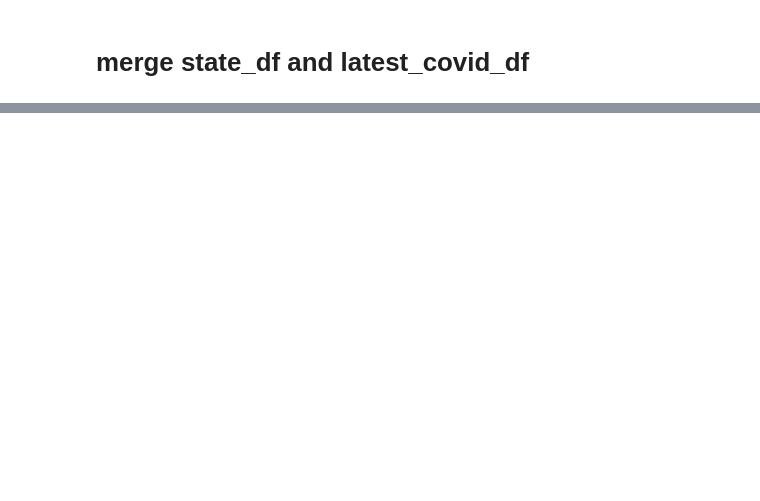
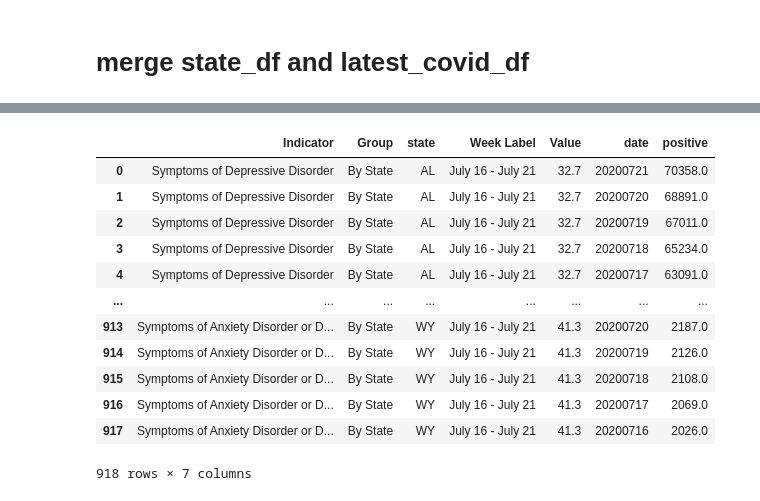
Before and after one commit to Kthomas09/GWU-Project-1, a Jupyter notebook: Final_data_linear_analysis.ipynb, the cells around one changed output, grey strips where cells are left out. Cells and saved outputs as stored; diff of their text form; code cells hidden in the pictures; blank space fills up the shorter version.

```diff
--- a/Final_data_linear_analysis.ipynb
+++ b/Final_data_linear_analysis.ipynb
@@ -238,9 +233,3 @@ us_state_abbrev = {
     'Wisconsin': 'WI',
     'Wyoming': 'WY'
 }
-# %%
-# Convert string column to numeric
-df["Indicator_Num"]=df["Indicator"].mask(df["Indicator"]=="Symptoms of Depressive Disorder",1)
-df["Indicator_Num"]=df["Indicator_Num"].mask(df["Indicator_Num"]=="Symptoms of Anxiety Disorder",2)
-df["Indicator_Num"]=df["Indicator_Num"].mask(df["Indicator_Num"]=="Symptoms of Anxiety Disorder or Depressive Disorder",3)
-df["Indicator_Num"].unique()
@@ -320,9 +329,22 @@ renamed_state_df.head()
 # %%
-state_df
-latest_covid_df
+#merging both data set for analysis
 merged_data=pd.merge(renamed_state_df[["Indicator","Group","state","Week Label","Value"]],
                      latest_covid_df[["date","state","positive"]],
                      how ="left",
                      on=['state'])
 merged_data
+# %% [output]
+|  | Indicator | Group | state | Week Label | Value | date | positive |
+| 0 | Symptoms of Depressive Disorder | By State | AL | July 16 - July 21 | 32.7 | 20200721 | 70358.0 |
+| 1 | Symptoms of Depressive Disorder | By State | AL | July 16 - July 21 | 32.7 | 20200720 | 68891.0 |
+| 2 | Symptoms of Depressive Disorder | By State | AL | July 16 - July 21 | 32.7 | 20200719 | 67011.0 |
+| 3 | Symptoms of Depressive Disorder | By State | AL | July 16 - July 21 | 32.7 | 20200718 | 65234.0 |
+| 4 | Symptoms of Depressive Disorder | By State | AL | July 16 - July 21 | 32.7 | 20200717 | 63091.0 |
+| ... | ... | ... | ... | ... | ... | ... | ... |
+| 913 | Symptoms of Anxiety Disorder or D... | By State | WY | July 16 - July 21 | 41.3 | 20200720 | 2187.0 |
+| 914 | Symptoms of Anxiety Disorder or D... | By State | WY | July 16 - July 21 | 41.3 | 20200719 | 2126.0 |
+| 915 | Symptoms of Anxiety Disorder or D... | By State | WY | July 16 - July 21 | 41.3 | 20200718 | 2108.0 |
+| 916 | Symptoms of Anxiety Disorder or D... | By State | WY | July 16 - July 21 | 41.3 | 20200717 | 2069.0 |
+| 917 | Symptoms of Anxiety Disorder or D... | By State | WY | July 16 - July 21 | 41.3 | 20200716 | 2026.0 |
+918 rows × 7 columns
 # %%
```
Also changed, not shown: parts of 37 cells of this notebook, 2 other files.
